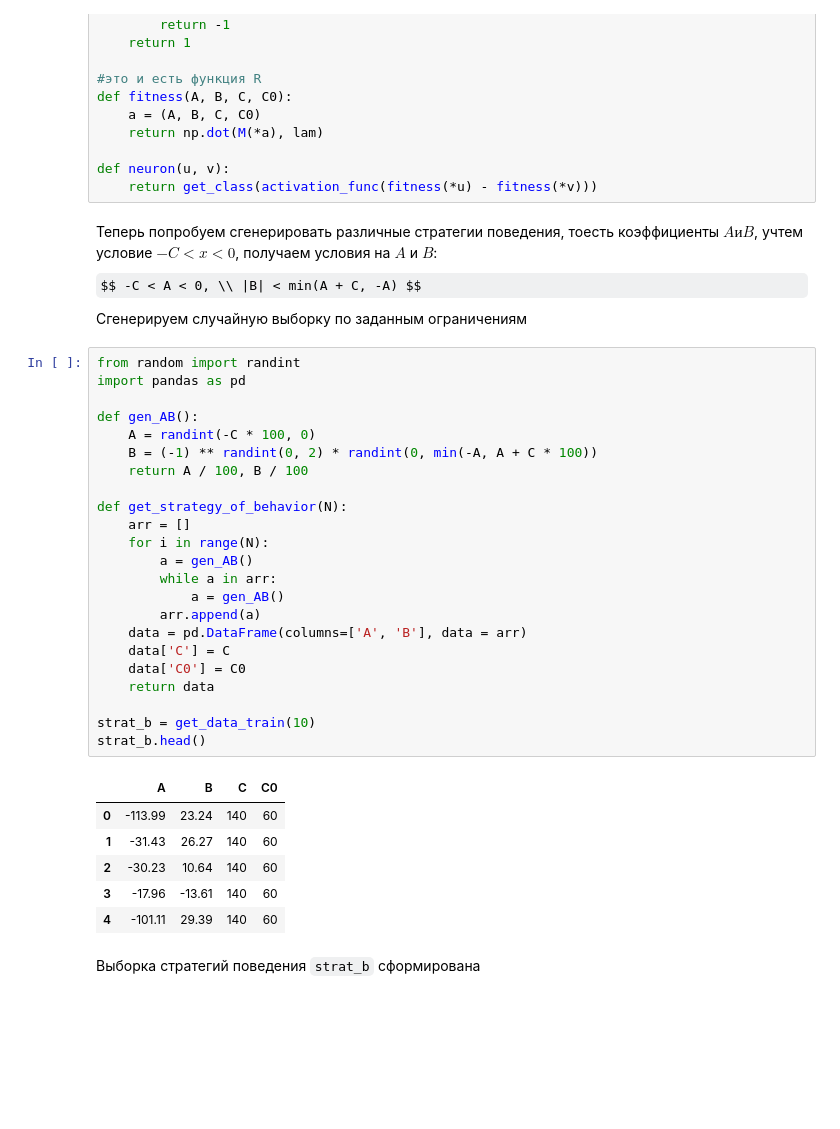
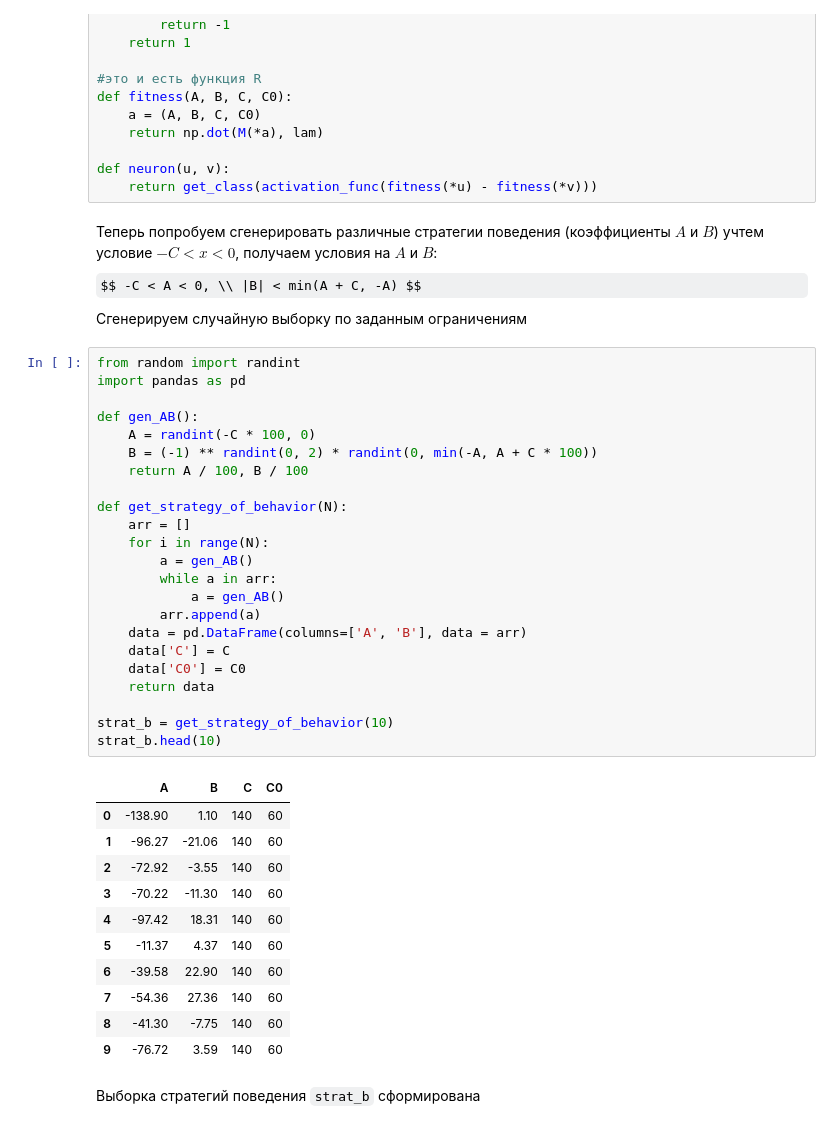
Before and after one commit to Step2Victory/research_fitness_function, a Jupyter notebook: Untitled.ipynb, the cells around one changed output. Drawn from its saved outputs; the diff is of its cells as text; some formulas as TeX source; blank space fills up the shorter version.

```diff
--- a/Untitled.ipynb
+++ b/Untitled.ipynb
@@ -95,39 +98,44 @@ def fitness(A, B, C, C0):
 def neuron(u, v):
     return get_class(activation_func(fitness(*u) - fitness(*v)))
 # %% [markdown]
-Теперь попробуем сгенерировать различные стратегии поведения, тоесть коэффициенты $A и B$, учтем условие $-C < x < 0$, получаем условия на $A$ и $B$:
+Теперь попробуем сгенерировать различные стратегии поведения (коэффициенты $A$ и $B$) учтем условие $-C < x < 0$, получаем условия на $A$ и $B$:
 $$ -C < A < 0, \\ |B| < min(A + C, -A) $$
 Сгенерируем случайную выборку по заданным ограничениям
 # %%
 from random import randint
 import pandas as pd
 
 def gen_AB():
     A = randint(-C * 100, 0)
     B = (-1) ** randint(0, 2) * randint(0, min(-A, A + C * 100))
     return A / 100, B / 100
 
 def get_strategy_of_behavior(N):
     arr = []
     for i in range(N):
         a = gen_AB()
         while a in arr:
             a = gen_AB()
         arr.append(a)
     data = pd.DataFrame(columns=['A', 'B'], data = arr)
     data['C'] = C
     data['C0'] = C0
     return data
 
-strat_b = get_data_train(10)
-strat_b.head()
+strat_b = get_strategy_of_behavior(10)
+strat_b.head(10)
 # %% [output]
 |  | A | B | C | C0 |
-| 0 | -113.99 | 23.24 | 140 | 60 |
-| 1 | -31.43 | 26.27 | 140 | 60 |
-| 2 | -30.23 | 10.64 | 140 | 60 |
-| 3 | -17.96 | -13.61 | 140 | 60 |
-| 4 | -101.11 | 29.39 | 140 | 60 |
+| 0 | -138.90 | 1.10 | 140 | 60 |
+| 1 | -96.27 | -21.06 | 140 | 60 |
+| 2 | -72.92 | -3.55 | 140 | 60 |
+| 3 | -70.22 | -11.30 | 140 | 60 |
+| 4 | -97.42 | 18.31 | 140 | 60 |
+| 5 | -11.37 | 4.37 | 140 | 60 |
+| 6 | -39.58 | 22.90 | 140 | 60 |
+| 7 | -54.36 | 27.36 | 140 | 60 |
+| 8 | -41.30 | -7.75 | 140 | 60 |
+| 9 | -76.72 | 3.59 | 140 | 60 |
 # %% [markdown]
 Выборка стратегий поведения `strat_b` сформирована
 # %% [markdown]
```
Also changed, not shown: parts of 8 cells of this notebook.
